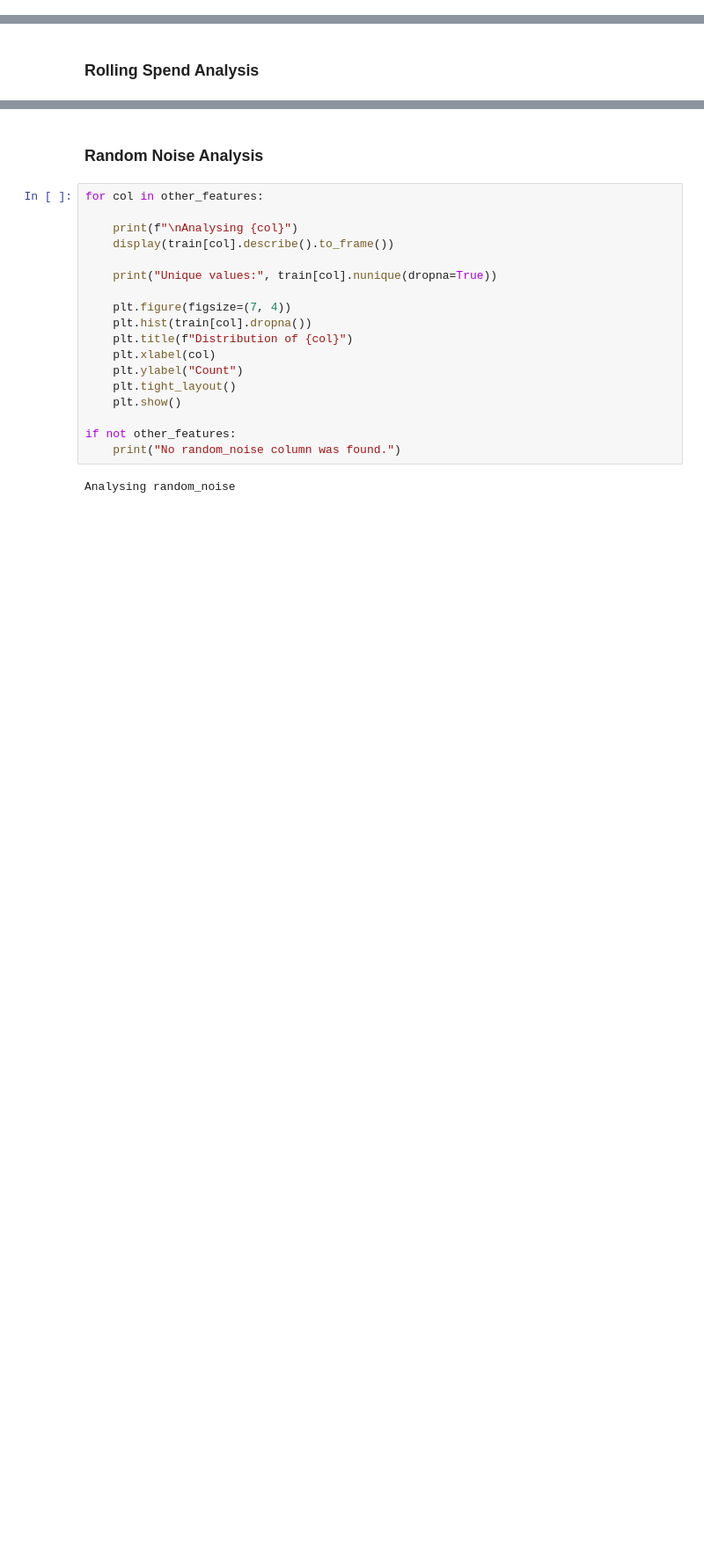
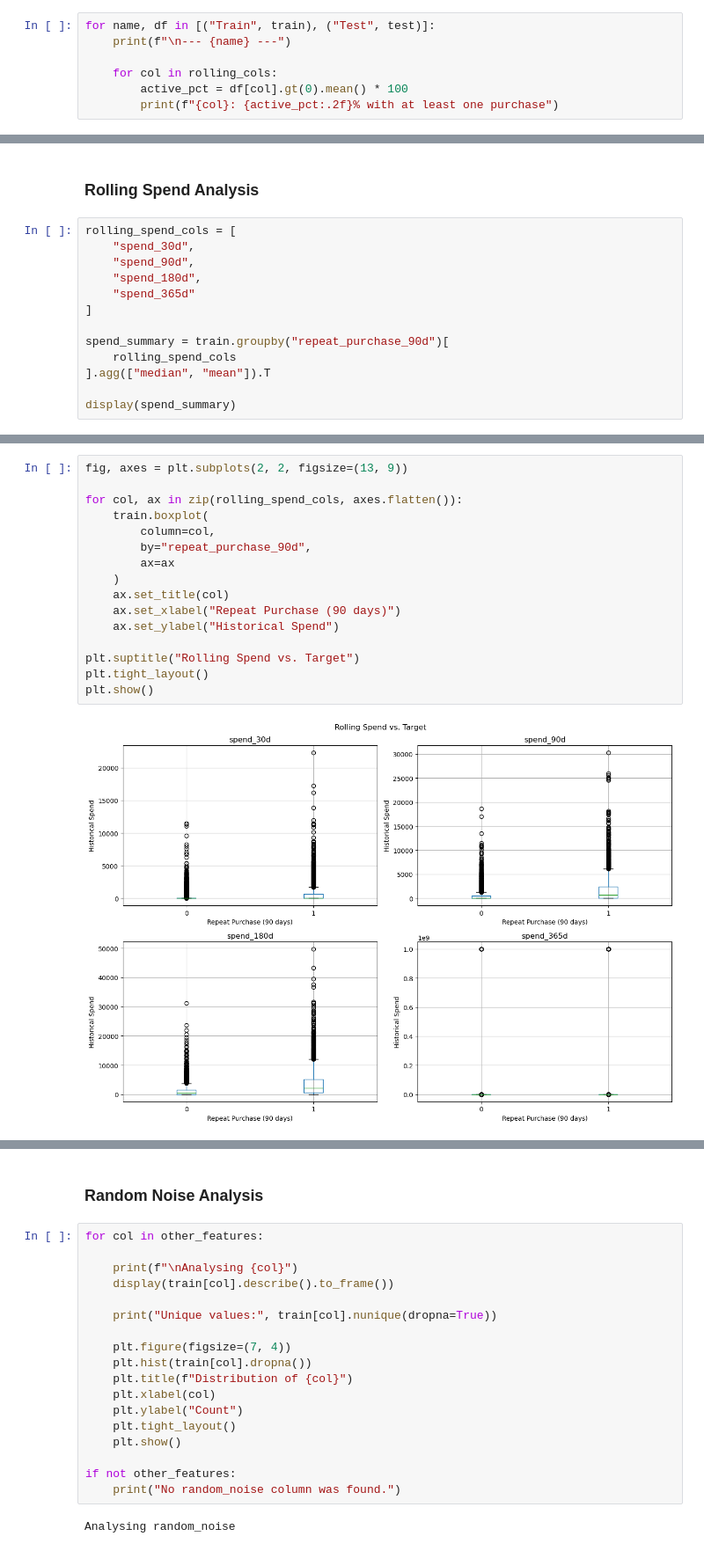
Before and after one commit to luisrafaelsoeiro/ETAI_Project, a Jupyter notebook: exploration.ipynb, the cells around one changed output, grey strips where cells are left out. Shown at 88% size. Drawn from its saved outputs; the diff is of its cells as text; blank space fills up the shorter version.

```diff
--- a/exploration.ipynb
+++ b/exploration.ipynb
@@ -989,0 +1155,7 @@ Comparing categorical distributions across the training and test sets reveals su
+# %%
+for name, df in [("Train", train), ("Test", test)]:
+    print(f"\n--- {name} ---")
+
+    for col in rolling_cols:
+        active_pct = df[col].gt(0).mean() * 100
+        print(f"{col}: {active_pct:.2f}% with at least one purchase")
@@ -990,2 +1199,15 @@ Comparing categorical distributions across the training and test sets reveals su
 # %% [markdown]
 ### Rolling Spend Analysis
+# %%
+rolling_spend_cols = [
+    "spend_30d",
+    "spend_90d",
+    "spend_180d",
+    "spend_365d"
+]
+
+spend_summary = train.groupby("repeat_purchase_90d")[
+    rolling_spend_cols
+].agg(["median", "mean"]).T
+
+display(spend_summary)
@@ -991,0 +1224,18 @@ Comparing categorical distributions across the training and test sets reveals su
+# %%
+fig, axes = plt.subplots(2, 2, figsize=(13, 9))
+
+for col, ax in zip(rolling_spend_cols, axes.flatten()):
+    train.boxplot(
+        column=col,
+        by="repeat_purchase_90d",
+        ax=ax
+    )
+    ax.set_title(col)
+    ax.set_xlabel("Repeat Purchase (90 days)")
+    ax.set_ylabel("Historical Spend")
+
+plt.suptitle("Rolling Spend vs. Target")
+plt.tight_layout()
+plt.show()
+# %% [output]
+[figure, added]
```
Also changed, not shown: parts of 14 cells of this notebook.
